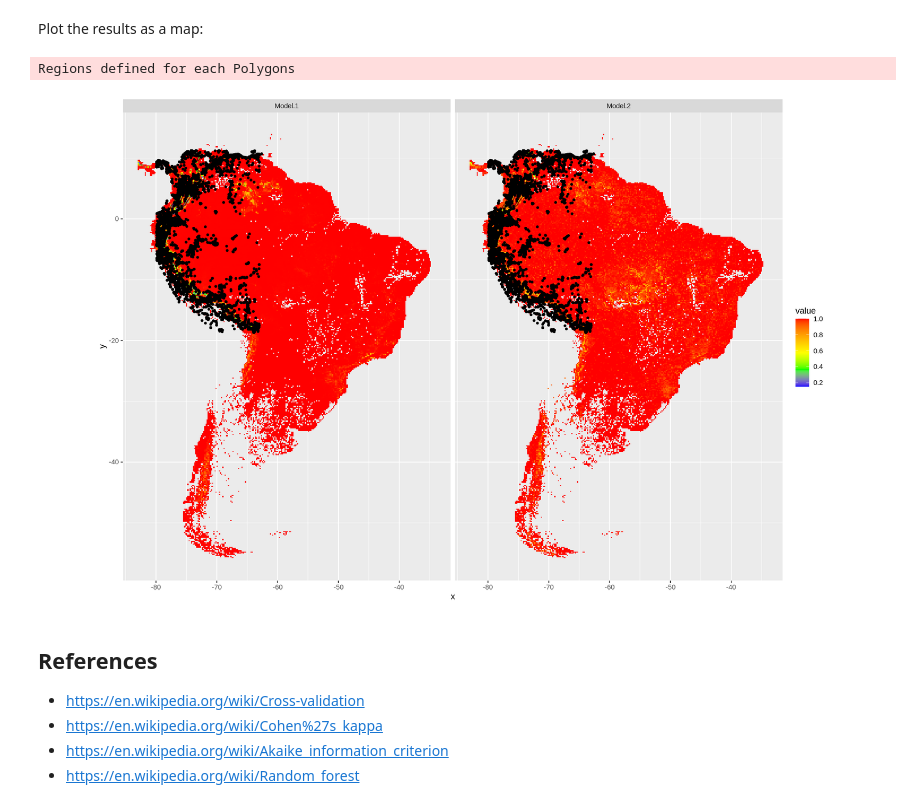
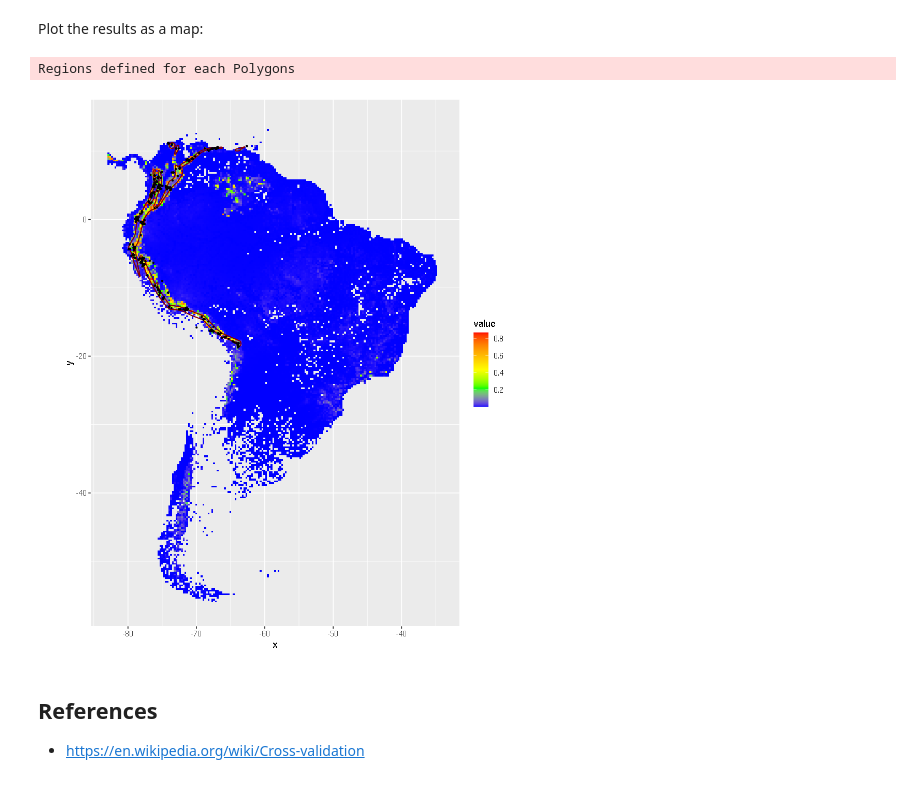
Before and after one commit to selvaje/SE_data, a Jupyter notebook: exercise/09_R_SDM_MWood.ipynb, the cells around one changed output. Drawn from its saved outputs; the diff is of its cells as text; code cells hidden in the pictures.

```diff
--- a/exercise/09_R_SDM_MWood.ipynb
+++ b/exercise/09_R_SDM_MWood.ipynb
@@ -275,6 +248,7 @@ ctrl <- trainControl(method = "cv", number = 5)
 # %%
-df.xact$presence <- as.factor(df.xact$presence)
 df.xact <- as.data.frame(df.xact)
+# %%
+df.xact$grp <- kfold(df.xact,2)
 # %%
 head(df.xact)
 # %% [output]
@@ -290,3 +262,2 @@ A data.frame: 6 × 9
 # %%
-mdl.glm <- train(presence~cld+cld_ia+elev*I(elev^2)+forest,, data = df.xact, method = "glm", trControl = ctrl)
-mdl.rf <- train(presence~cld+cld_ia+elev+forest,, data = df.xact, method = "rf", trControl = ctrl)
+mdl.glm <- glm(presence~cld+cld_ia*I(cld_ia^2)+elev*I(elev^2)+forest, family=binomial(link=logit), data=subset(df.xact,grp==1))
@@ -396,22 +302,21 @@ ERROR: Error in if (drop) {: argument is not interpretable as logical
+# %%
+p1 <- raster::predict(senv,mdl.glm,type="response")
 # %% [markdown]
 Plot the results as a map:
 # %%
-gplot(p,max=1e5)+geom_tile(aes(fill=value))+
-  facet_wrap(~variable)+
+options(repr.plot.width=8, repr.plot.height=9)
+gplot(p1)+geom_tile(aes(fill=value))+
   scale_fill_gradientn(
     colours=c("blue","green","yellow","orange","red"),
     na.value = "transparent")+
   geom_polygon(aes(x=long,y=lat,group=group),
                data=fortify(birdrange),fill="transparent",col="darkred")+
-  geom_point(aes(x = lon, y = lat), data = df.xact,col="black",size=1)+
+  geom_point(aes(x = lon, y = lat), data = subset(df.xact,presence==1),col="black",size=0.5)+
   coord_equal()
 # %% [output]
 Regions defined for each Polygons
-[figure, old version]
+[figure, new version]
 # %% [markdown]
 ## References
 
 - https://en.wikipedia.org/wiki/Cross-validation
-- https://en.wikipedia.org/wiki/Cohen%27s_kappa
-- https://en.wikipedia.org/wiki/Akaike_information_criterion
-- https://en.wikipedia.org/wiki/Random_forest
```
Also changed, not shown: parts of 26 cells of this notebook.
